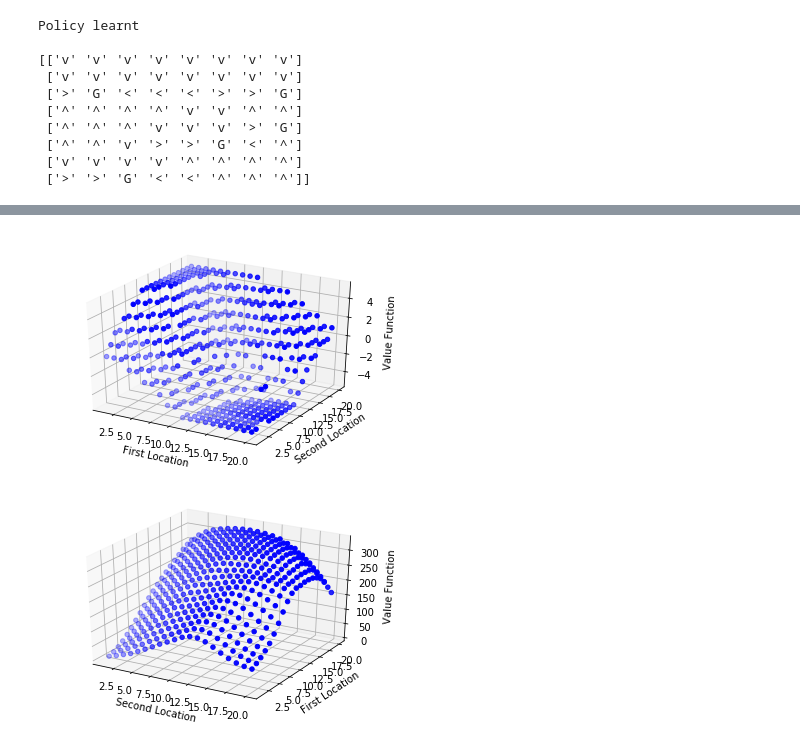
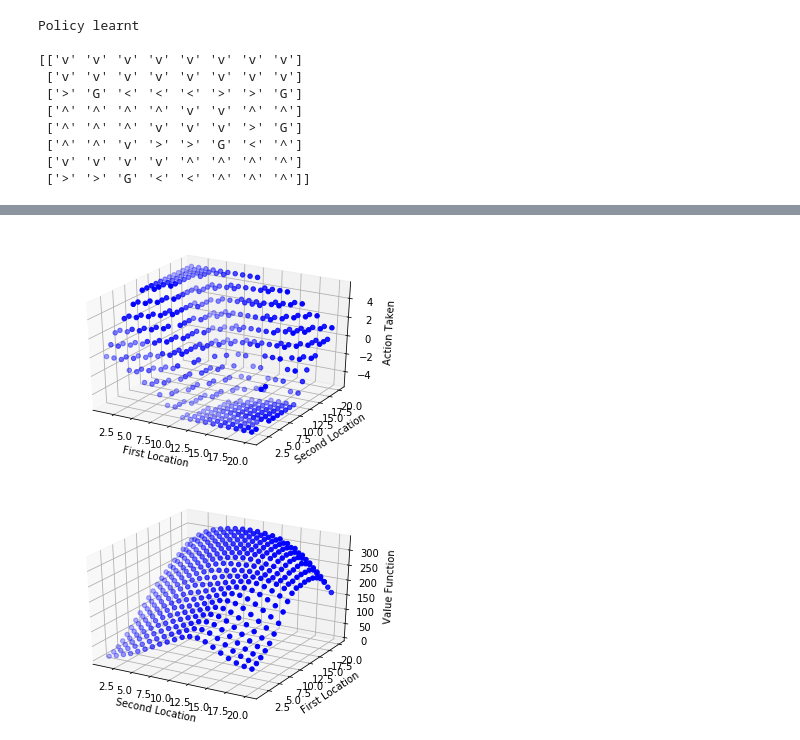
Before and after one commit to devloper13/Topics-in-Machine-Learning, a Jupyter notebook: main.ipynb, the cells around one changed output, grey strips where cells are left out. Drawn from its saved outputs; the diff is of its cells as text; code cells hidden in the pictures.

```diff
--- a/main.ipynb
+++ b/main.ipynb
@@ -768,34 +806,34 @@ rental_value = np.loadtxt('StateValue_CarRental.out')
 # %%
 fig = plt.figure()
 ax = fig.add_subplot(111, projection='3d')
 
 xs = [i for i in range(1,21)]
-for row in range(1,len(rental_value)):
+for row in range(1,len(agent.V)):
     #xs = []#randrange(n, 23, 32)
     ys = [row]*len(xs)#randrange(n, 0, 100)
-    zs = rental_policy[row]#randrange(n, zlow, zhigh)
+    zs = agent.policy[row]#randrange(n, zlow, zhigh)
     for j in range(len(zs)):
         if zs[j] == 10:
             zs[j] = -1
         elif zs[j] == 9:
             zs[j] = -2
         elif zs[j] == 8:
             zs[j] = -3
         elif zs[j] == 7:
             zs[j] = -4
         elif zs[j] == 6:
             zs[j] = -5
     #print(zs)
     zs = zs[1:]
     ax.scatter(xs,ys,zs, marker='o',c='b')
 
 ax.set_xlabel('First Location')
 ax.set_ylabel('Second Location')
-ax.set_zlabel('Value Function')
+ax.set_zlabel('Action Taken')
 
 plt.show()
 # %% [output]
-[figure, old version]
+[figure, new version]
 # %%
 fig = plt.figure()
 ax = fig.add_subplot(111, projection='3d')
```
Also changed, not shown: parts of 16 cells of this notebook.
